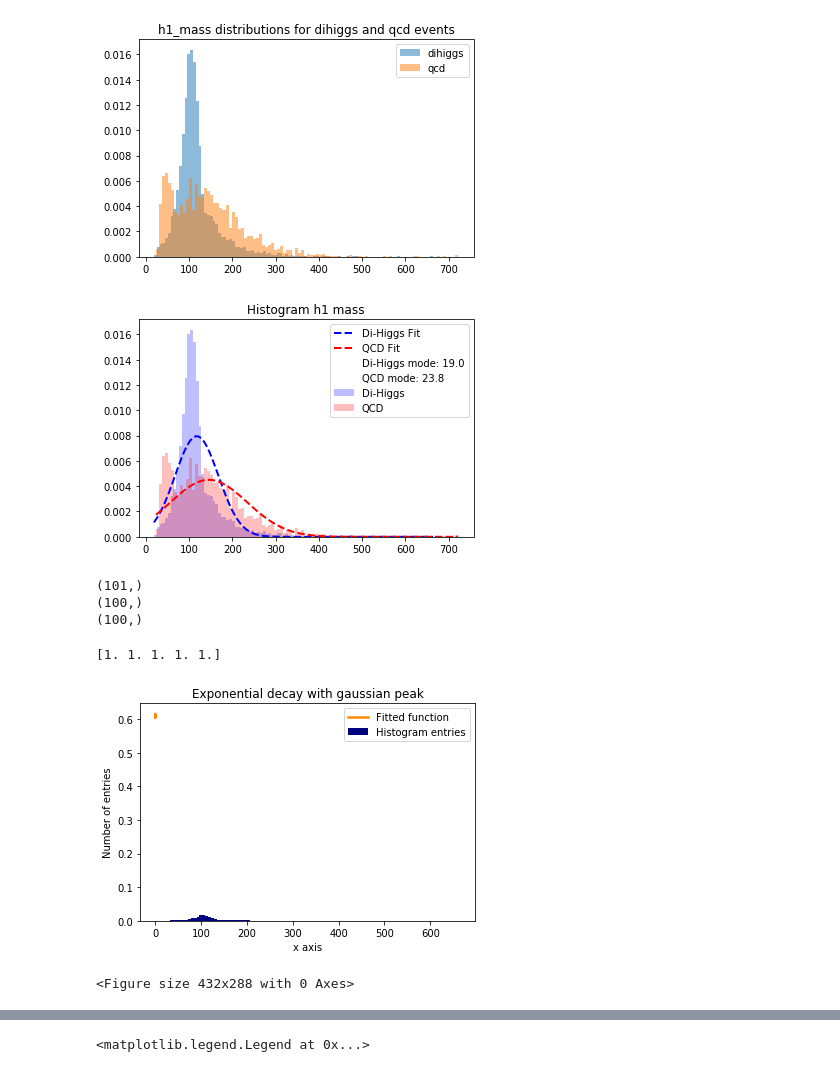
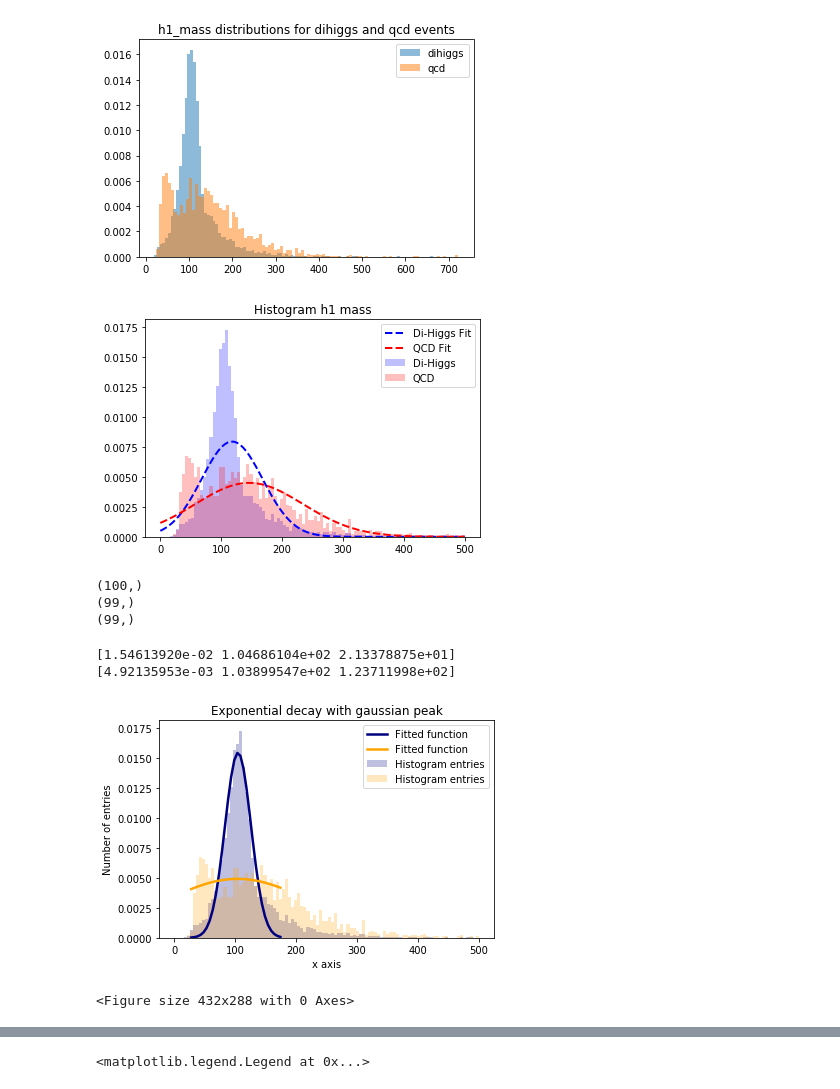
Before and after one commit to neu-physics/dihiggsMLProject, a Jupyter notebook: higgsReconstruction/EventPlotting/plotting.ipynb, the cells around one changed output, grey strips where cells are left out. Saved outputs shown, nothing was run; the diff lists cells and outputs as text; code cells hidden in the pictures.

```diff
--- a/higgsReconstruction/EventPlotting/plotting.ipynb
+++ b/higgsReconstruction/EventPlotting/plotting.ipynb
@@ -63,7 +178,10 @@ plt.legend()
 (mu_hh, sigma_hh) = norm.fit(hh.h1_mass)
 
 # the histogram of the data
-n_hh, bins_hh, patches = plt.hist(hh.h1_mass, 100, density=1, facecolor='blue', alpha=0.25, label="Di-Higgs")
+n_hh, bins_hh, patches = plt.hist(hh.h1_mass, density=1, facecolor='blue', alpha=0.25, label="Di-Higgs", bins=np.linspace(0, 500, 100) )
+
+# n_hh, bins_hh, patches = plt.hist(hh.h1_mass, 100, facecolor='blue', alpha=0.25, label="Di-Higgs")
+
 
 # add a 'best fit' line
 y = mlab.normpdf( bins_hh, mu_hh, sigma_hh)
@@ -73,7 +191,7 @@ l = plt.plot(bins_hh, y, 'b--', linewidth=2, label="Di-Higgs Fit")
 (mu_qcd, sigma_qcd) = norm.fit(qcd.h1_mass)
 
 # the histogram of the data
-n_qcd, bins_qcd, patches = plt.hist(qcd.h1_mass, 100, density=1, facecolor='red', alpha=0.25, label="QCD")
+n_qcd, bins_qcd, patches = plt.hist(qcd.h1_mass, density=1, facecolor='red', alpha=0.25, label="QCD", bins=np.linspace(0,500,num=100))
 
 # add a 'best fit' line
 y = norm.pdf( bins_qcd, mu_qcd, sigma_qcd)
@@ -83,13 +201,13 @@ l = plt.plot(bins_qcd, y, 'r--', linewidth=2, label="QCD Fit")
 plt.title("Histogram h1 mass")
 plt.grid(False)
 
-qcdmodetxt = "QCD mode: " + str(round(stats.mode(qcd.h1_mass)[0][0],1))
-hhmodetxt = "Di-Higgs mode: " + str(round(stats.mode(hh.h1_mass)[0][0],1))
+# qcdmodetxt = "QCD mode: " + str(round(stats.mode(qcd.h1_mass)[0][0],1))
+# hhmodetxt = "Di-Higgs mode: " + str(round(stats.mode(hh.h1_mass)[0][0],1))
 # extra = Rectangle((0, 0), 1, 1, fc="w", fill=False, edgecolor='none', linewidth=0)
 # plt.legend([extra, extra], (hhmodetxt, qcdmodetxt))
 
-plt.plot([], [], ' ', label=hhmodetxt)
-plt.plot([], [], ' ', label=qcdmodetxt)
+# plt.plot([], [], ' ', label=hhmodetxt)
+# plt.plot([], [], ' ', label=qcdmodetxt)
 plt.legend()
 #plt.legend()
 plt.show()
@@ -100,41 +218,72 @@ bin_centers=bin_centers[:-1]
 print(np.shape(bin_centers))
 print(np.shape(n_hh))
 #n_hh = n_hh * 10e3
+# print(bins_hh, bins_qcd)
 # %% [output]
-[figure, old version]
+[figure, new version]
-(101,)
 (100,)
-(100,)
+(99,)
+(99,)
 # %%
 # 1.) Define fit function.
-def fit_function(x, A, beta, B, mu, sigma):
-    return  B * np.exp(-1.0 * (x - mu)**2 / (2 * sigma**2))
-
+def fit_function(x, B, mu, sigma):
+#     return  mu*x + sigma/B
+#     return  B* np.exp(-1.0 * ((x - mu)**2) / (2 * sigma**2))
+    return (B*np.exp(-1*((x - mu)**2)/ (2*sigma**2)))
 
 bins = bins_hh
-# 5.) Fit the function to the histogram data.
-# popt, pcov = curve_fit(fit_function, xdata=bin_centers, ydata=n_hh, p0=[20000, 2.0, 2000, 3.0, 0.3])
 
-hhfitdata = n_hh
-binscenters = bin_centers
-popt, pcov = curve_fit(fit_function, xdata=binscenters, ydata=hhfitdata)
+## Di Higgs
+hhfitdata = n_hh[5:35]
+xvals = bin_centers[5:35]
+p0=[.03, 100, 10]
+popt, pcov = curve_fit(fit_function, xdata=xvals, ydata=hhfitdata,  p0=p0)
+
+# print(hhfitdata)
+# print(binscenters)
 
 print(popt)
 
 # Plot the histogram and the fitted function.
-plt.bar(bin_centers, n_hh, width=bins[1] - bins[0], color='navy', label=r'Histogram entries')
-plt.plot(n_hh, fit_function(n_hh, *popt), color='darkorange', linewidth=2.5, label=r'Fitted function')
+plt.bar(bin_centers, n_hh, width=bins[1] - bins[0], color='navy', alpha=.25,label=r'Histogram entries')
+plt.plot(xvals, fit_function(xvals, *popt), color='navy', linewidth=2.5, label=r'Fitted function')
 
 # Make the plot nicer.
 plt.xlabel(r'x axis')
 plt.ylabel(r'Number of entries')
 plt.title(r'Exponential decay with gaussian peak')
 plt.legend(loc='best')
+
+## QCD
+
+qcdfitdata = n_qcd[5:35]
+xvals = bin_centers[5:35]
+p0=[.03, 100, 10]
+popt, pcov = curve_fit(fit_function, xdata=xvals, ydata=qcdfitdata,  p0=p0)
+
+# print(hhfitdata)
+# print(binscenters)
+
+print(popt)
+
+# Plot the histogram and the fitted function.
+plt.bar(bin_centers, n_qcd, width=bins[1] - bins[0], color='orange', alpha=.25,label=r'Histogram entries')
+plt.plot(xvals, fit_function(xvals, *popt), color='orange', linewidth=2.5, label=r'Fitted function')
+
+# Make the plot nicer.
+plt.xlabel(r'x axis')
+plt.ylabel(r'Number of entries')
+plt.title(r'Exponential decay with gaussian peak')
+plt.legend(loc='best')
+
+
 plt.show()
 plt.clf()
+### for this to properly run, it needs to be re run from the top of "normed H1 mass"
 # %% [output]
-[1. 1. 1. 1. 1.]
+[1.54613920e-02 1.04686104e+02 2.13378875e+01]
+[4.92135953e-03 1.03899547e+02 1.23711998e+02]
-[figure, old version]
+[figure, new version]
 <Figure size 432x288 with 0 Axes>
 # %%
 ##############################################################
```
Also changed, not shown: parts of 8 cells of this notebook, 1 other file.
